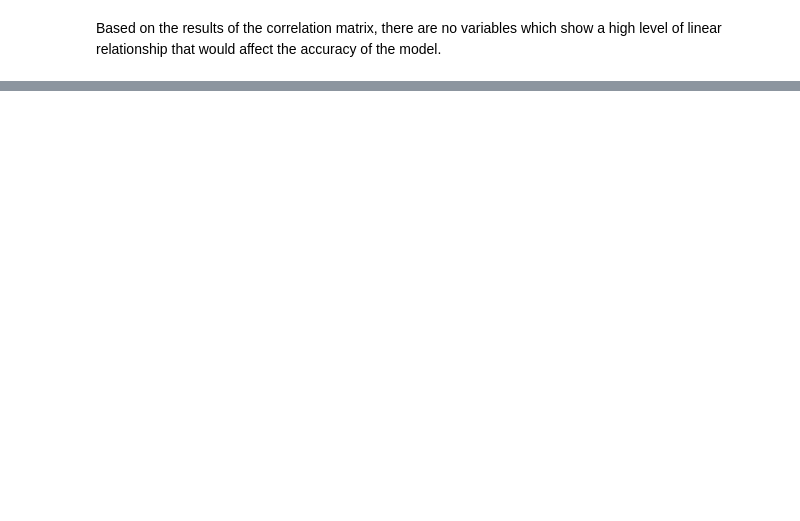
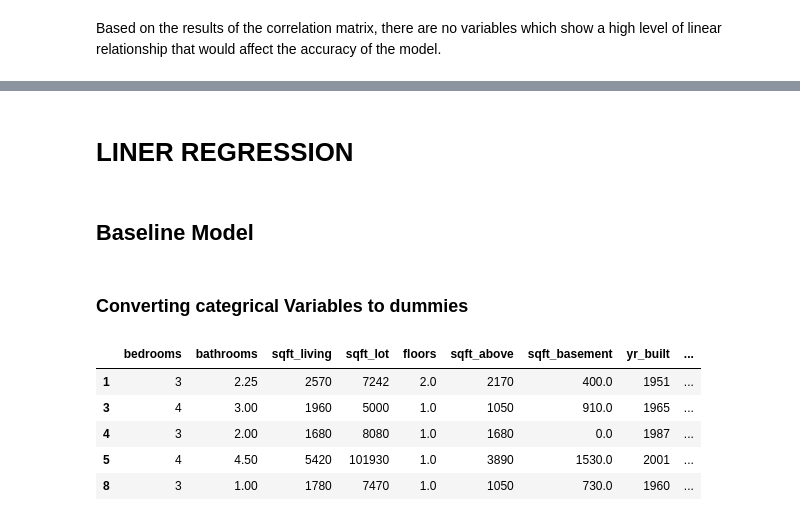
Before and after one commit to WatiriVivian/Phase2-DataScience-Project, a Jupyter notebook: student.ipynb, the cells around one changed output, grey strips where cells are left out. Saved outputs shown, nothing was run; the diff lists cells and outputs as text; code cells hidden in the pictures; blank space fills up the shorter version.

```diff
--- a/student.ipynb
+++ b/student.ipynb
@@ -458,0 +456,23 @@ dtype: object
+# %% [markdown]
+# LINER REGRESSION
+# %% [markdown]
+## Baseline Model
+# %%
+y = data_df["price"]
+
+X_baseline= data_df.drop(data_df.columns[:1], axis=1)
+
+# The Indeendent variables has eliminated Price which is a dependent variable
+#and ID which does not add meaningfull value to our model
+# %% [markdown]
+### Converting categrical Variables to dummies
+# %%
+X_baseline = pd.get_dummies(X_baseline, columns = ["waterfront"],drop_first =True)
+X_baseline.head()
+# %% [output]
+|  | bedrooms | bathrooms | sqft_living | sqft_lot | floors | sqft_above | sqft_basement | yr_built | ... |
+| 1 | 3 | 2.25 | 2570 | 7242 | 2.0 | 2170 | 400.0 | 1951 | ... |
+| 3 | 4 | 3.00 | 1960 | 5000 | 1.0 | 1050 | 910.0 | 1965 | ... |
+| 4 | 3 | 2.00 | 1680 | 8080 | 1.0 | 1680 | 0.0 | 1987 | ... |
+| 5 | 4 | 4.50 | 5420 | 101930 | 1.0 | 3890 | 1530.0 | 2001 | ... |
+| 8 | 3 | 1.00 | 1780 | 7470 | 1.0 | 1050 | 730.0 | 1960 | ... |
```
Also changed, not shown: parts of 22 cells of this notebook.
